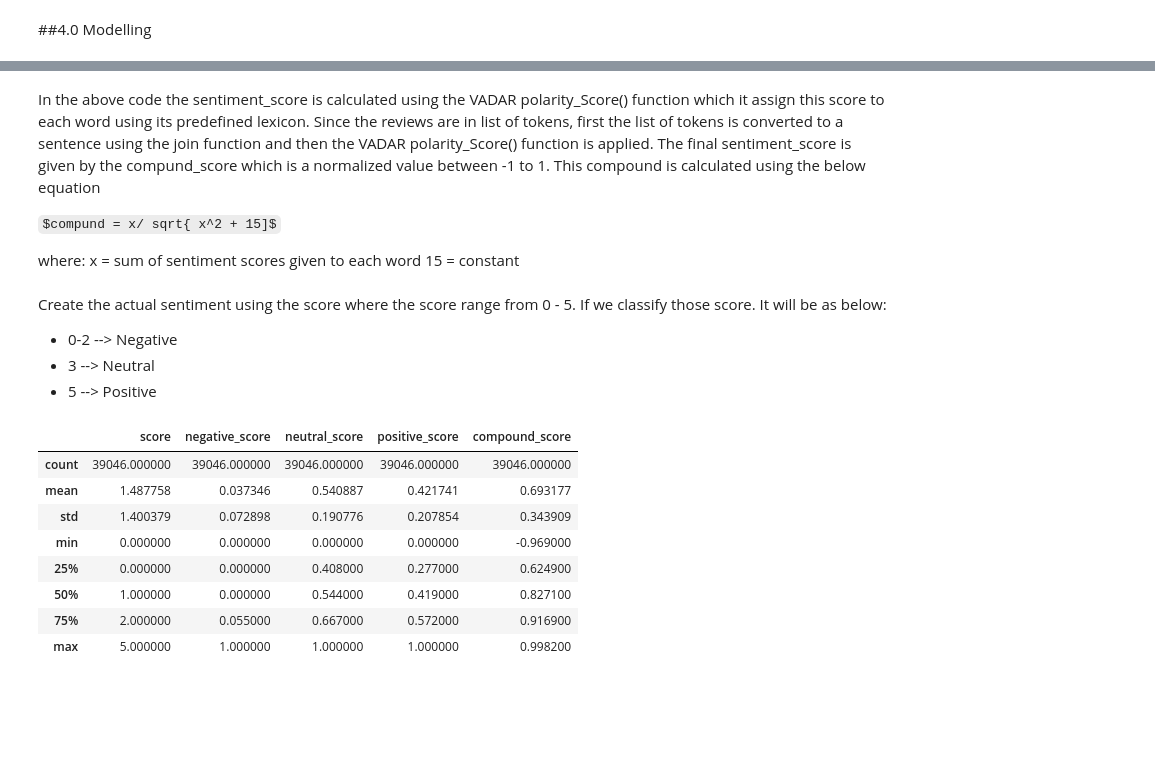
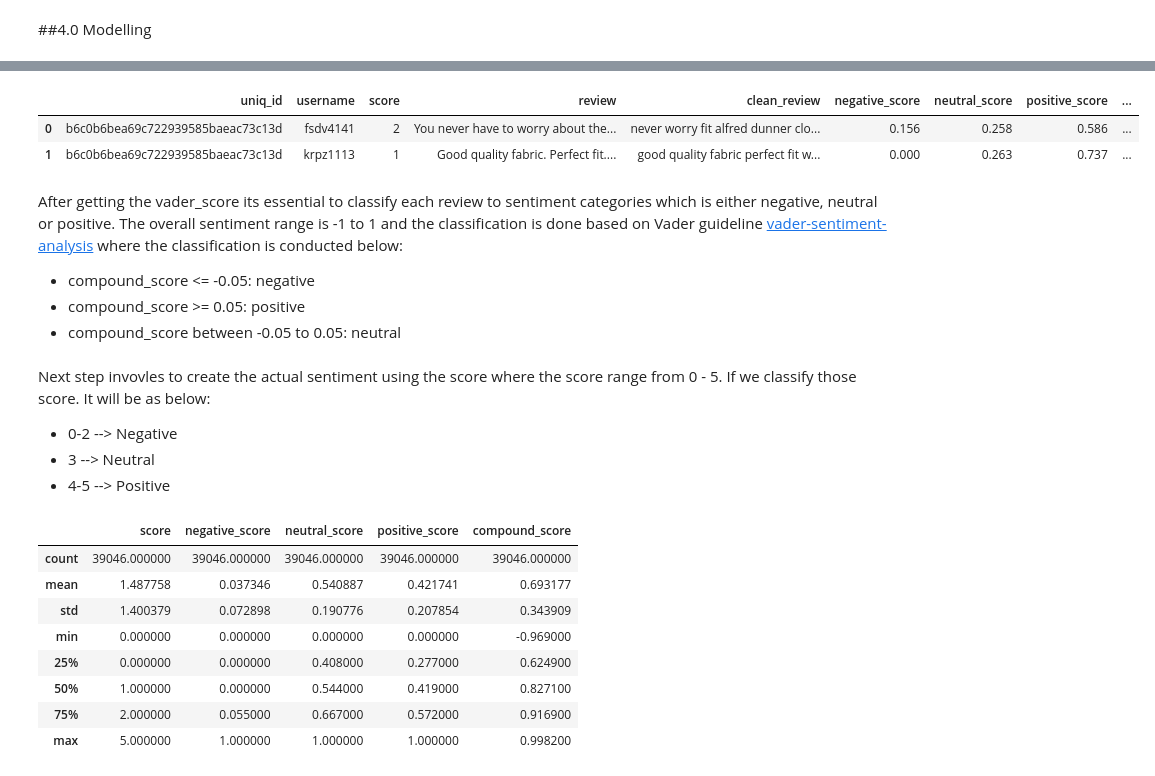
Before and after one commit to Malki9/3601763_BD2, a Jupyter notebook: 3601763_BD2.ipynb, the cells around one changed output, grey strips where cells are left out. Saved outputs shown, nothing was run; the diff lists cells and outputs as text; code cells hidden in the pictures; some formulas as TeX source; blank space fills up the shorter version.

```diff
--- a/3601763_BD2.ipynb
+++ b/3601763_BD2.ipynb
@@ -673,11 +647,14 @@ dtype: float64
-# %% [markdown]
-In the above code the sentiment_score is calculated using the VADAR polarity_Score() function which it assign this score to each word using its predefined lexicon. Since the reviews are in list of tokens, first the list of tokens is converted to a sentence using the join function and then the VADAR polarity_Score() function is applied. The final sentiment_score is given by the compund_score which is a normalized value between -1 to 1. This compound is calculated using the below equation
-
-$compund = x/ sqrt{ x^2 + 15]$
-
-where:
-x = sum of sentiment scores given to each word
-15 = constant
+# %%
+reviews.head(2)
+# %% [output]
+|  | uniq_id | username | score | review | clean_review | negative_score | neutral_score | positive_score | ... |
+| 0 | b6c0b6bea69c722939585baeac73c13d | fsdv4141 | 2 | You never have to worry about the... | never worry fit alfred dunner clo... | 0.156 | 0.258 | 0.586 | ... |
+| 1 | b6c0b6bea69c722939585baeac73c13d | krpz1113 | 1 | Good quality fabric. Perfect fit.... | good quality fabric perfect fit w... | 0.000 | 0.263 | 0.737 | ... |
+# %% [markdown]
+After getting the vader_score its essential to classify each review to sentiment categories which is either negative, neutral or positive. The overall sentiment range is -1 to 1 and the classification is done based on Vader guideline [vader-sentiment-analysis](https://hex.tech/templates/sentiment-analysis/vader-sentiment-analysis/) where the classification is conducted below:
+*   compound_score <= -0.05: negative
+*   compound_score >= 0.05: positive
+*   compound_score between -0.05 to 0.05: neutral
 # %%
 # Assign the sentiment_class to vader_score/ compound_score
 def vader_to_rating(compound_score):
@@ -691,11 +668,11 @@ def vader_to_rating(compound_score):
 # Apply the function
 reviews['vader_sentiment'] = reviews['compound_score'].apply(vader_to_rating)
 # %% [markdown]
-Create the actual sentiment using the score where the score range from 0 - 5.
+Next step invovles to create the actual sentiment using the score where the score range from 0 - 5.
 If we classify those score. It will be as below:
 *   0-2 --> Negative
 *   3 --> Neutral
-*   5 --> Positive
+*   4-5 --> Positive
 # %%
 # Assign the true sentiment labels
 reviews['true_sentiment'] = reviews['score'].apply(lambda x: 'neutral' if x == 3 else ('negative' if x <= 2 else "positive"))
```
Also changed, not shown: parts of 14 cells of this notebook.
